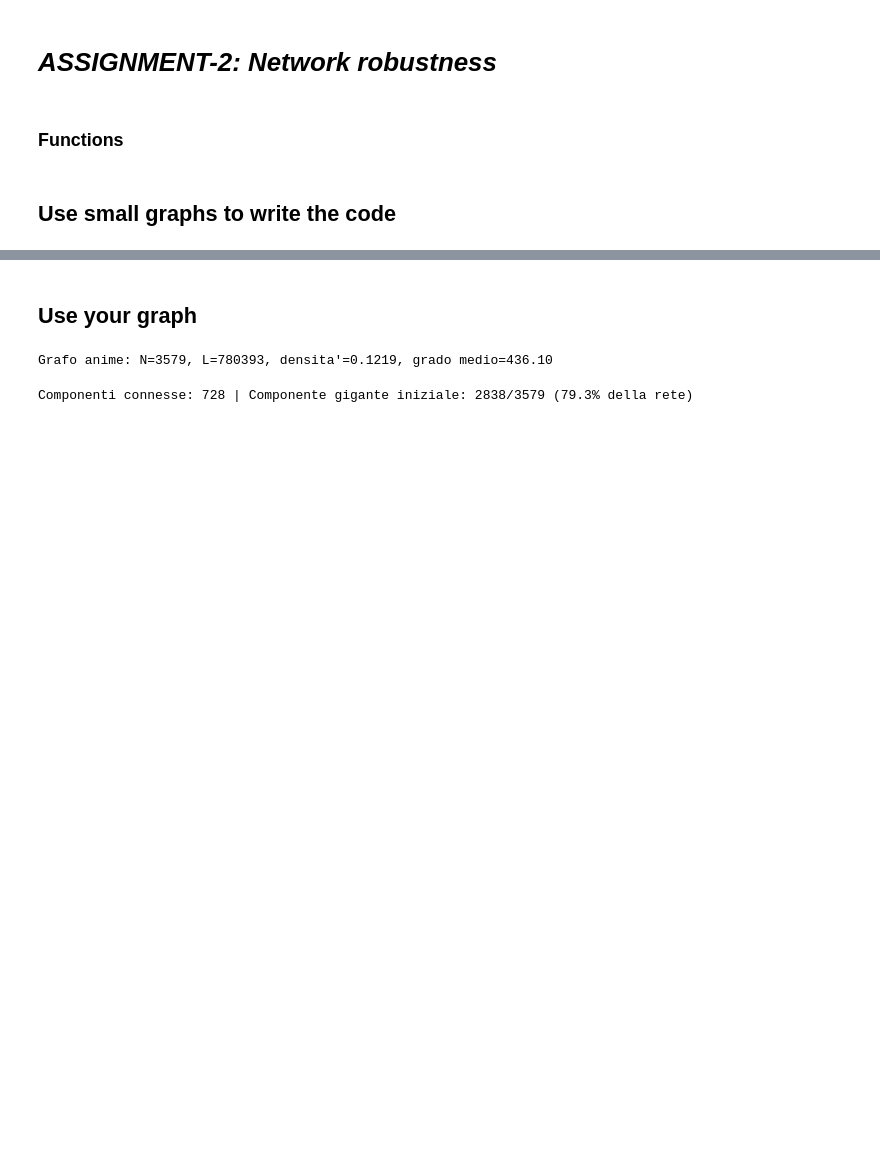
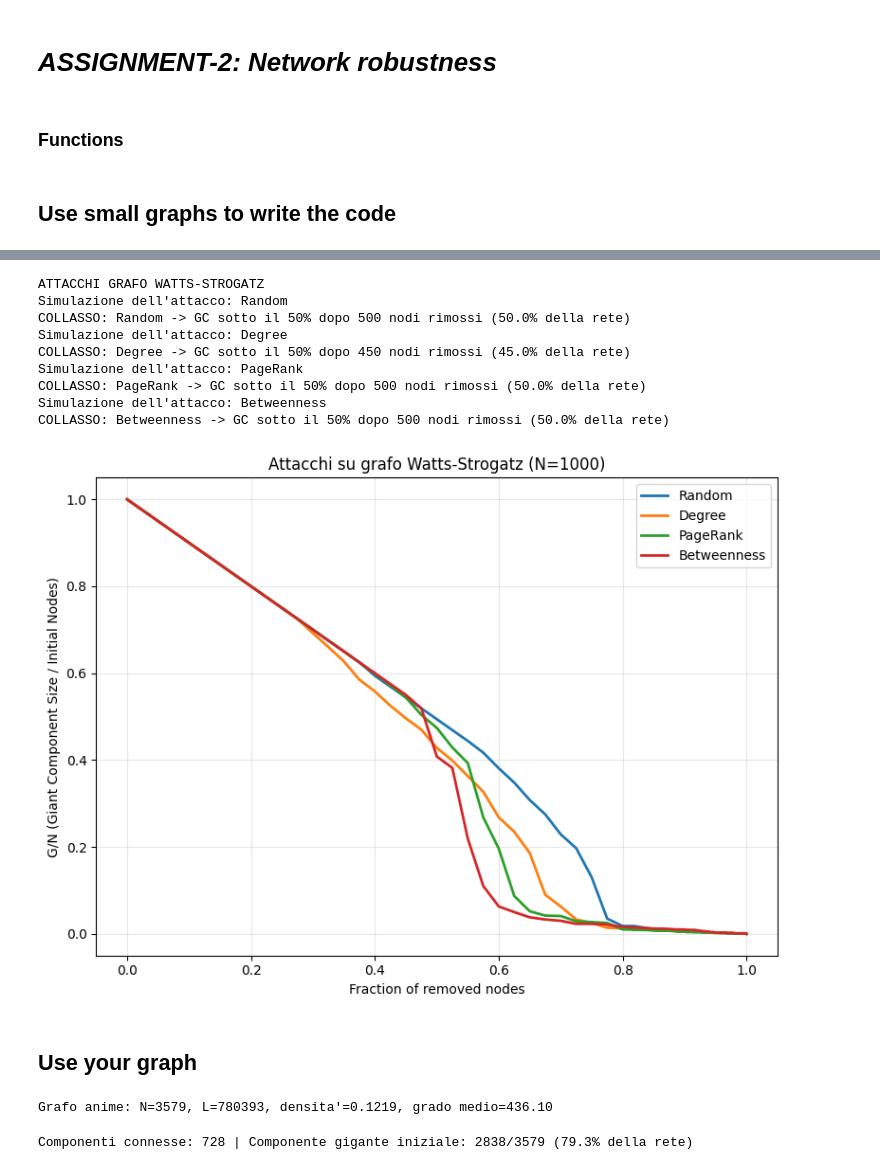
Before and after one commit to CamillaMagistrello/NETWORK_ANALYSIS, a Jupyter notebook: ASSIGNMENTS/src/assignment2.ipynb, the cells around one changed output, grey strips where cells are left out. Cells and saved outputs as stored; diff of their text form; code cells hidden in the pictures; blank space fills up the shorter version.

```diff
--- a/ASSIGNMENTS/src/assignment2.ipynb
+++ b/ASSIGNMENTS/src/assignment2.ipynb
@@ -156,6 +166,7 @@ def run_all_attacks(G, batch_size, use_fraction, sample_size_bt=200, seed=42):
 # %%
 batch_ER = 50
 batch_BA = 25
+batch_WS = 25
 # %% [markdown]
 ## Use small graphs to write the code
 # %%
@@ -193,3 +204,19 @@ COLLASSO: Betweenness -> GC sotto il 50% dopo 375 nodi rimossi (37.5% della rete
+# %%
+print("ATTACCHI GRAFO WATTS-STROGATZ")
+G_WS = nx.watts_strogatz_graph(1000, 10, 0.1, seed=42)
+results_WS = run_all_attacks(G_WS, batch_size=batch_WS, use_fraction=False)
+plot_results(results_WS, "Attacchi su grafo Watts-Strogatz (N=1000)")
+# %% [output]
+ATTACCHI GRAFO WATTS-STROGATZ
+Simulazione dell'attacco: Random
+COLLASSO: Random -> GC sotto il 50% dopo 500 nodi rimossi (50.0% della rete)
+Simulazione dell'attacco: Degree
+COLLASSO: Degree -> GC sotto il 50% dopo 450 nodi rimossi (45.0% della rete)
+Simulazione dell'attacco: PageRank
+COLLASSO: PageRank -> GC sotto il 50% dopo 500 nodi rimossi (50.0% della rete)
+Simulazione dell'attacco: Betweenness
+COLLASSO: Betweenness -> GC sotto il 50% dopo 500 nodi rimossi (50.0% della rete)
+[figure, added]
 # %% [markdown]
 ## Use your graph
 # %%
```
Also changed, not shown: parts of 27 cells of this notebook, 5 other files.
